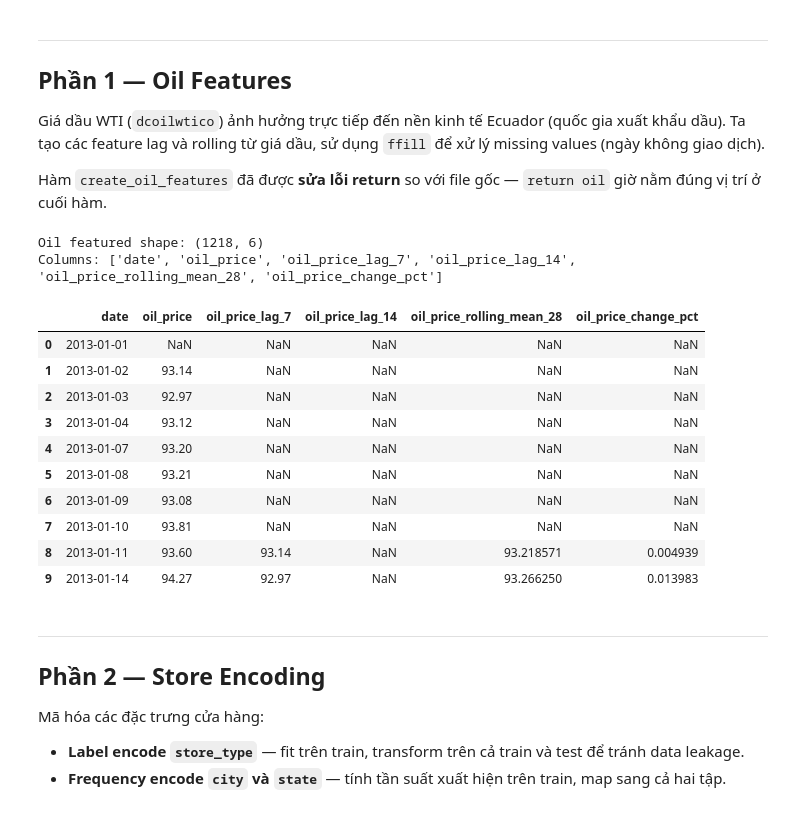
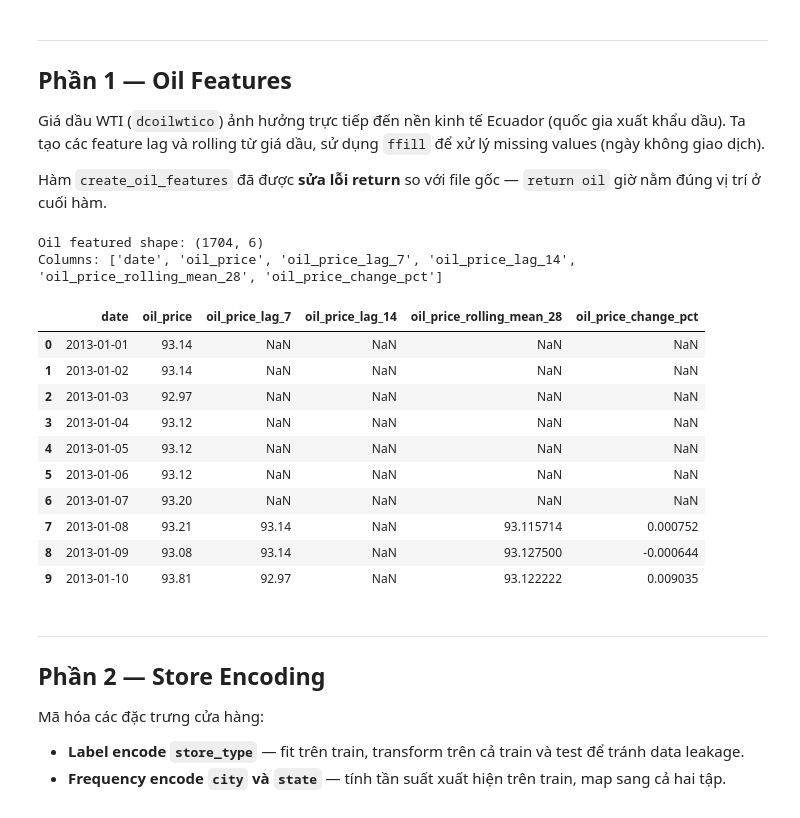
Before and after one commit to Thanh-dev-192006/Topic_13_Retail_Store_Sales_Time_Series, a Jupyter notebook: notebooks/04_feature_engineering/features/feature_oil_and_store.ipynb, the cells around one changed output. Cells and saved outputs as stored; diff of their text form; code cells hidden in the pictures.

```diff
--- a/notebooks/04_feature_engineering/features/feature_oil_and_store.ipynb
+++ b/notebooks/04_feature_engineering/features/feature_oil_and_store.ipynb
@@ -79,49 +79,42 @@ Giá dầu WTI (`dcoilwtico`) ảnh hưởng trực tiếp đến nền kinh t
 Hàm `create_oil_features` đã được **sửa lỗi return** so với file gốc — `return oil` giờ nằm đúng vị trí ở cuối hàm.
 # %%
 def create_oil_features(oil_df):
-    oil = oil_df.copy()
+    oil = oil_df.copy().rename(columns={"dcoilwtico":"oil_price"})
     oil["date"] = pd.to_datetime(oil["date"])
-    oil = oil.sort_values("date").rename(columns={"dcoilwtico": "oil_price"})
+    oil = oil[["date","oil_price"]].sort_values("date").reset_index(drop=True)
 
-    # Safe missing handling (no future info)
+    full_date_range = pd.DataFrame({"date": pd.date_range(start=oil["date"].min(), end=oil["date"].max(), freq="D")})
+    oil = full_date_range.merge(oil, on="date", how="left")
+
     oil["oil_price"] = oil["oil_price"].ffill()
+    oil["oil_price"] = oil["oil_price"].bfill()
 
-    # Lag features (historical only)
-    oil["oil_price_lag_7"] = oil["oil_price"].shift(7)
+    oil["oil_price_lag_7"]  = oil["oil_price"].shift(7)
     oil["oil_price_lag_14"] = oil["oil_price"].shift(14)
-
-    # Rolling trend (shift first to avoid leakage)
-    oil["oil_price_rolling_mean_28"] = (
-        oil["oil_price"].shift(1).rolling(28, min_periods=7).mean()
-    )
-
-    # Weekly shock
-    oil["oil_price_change_pct"] = (
-        oil["oil_price"] / oil["oil_price_lag_7"] - 1
-    )
+    oil["oil_price_rolling_mean_28"] = oil["oil_price"].shift(1).rolling(28, min_periods=7).mean()
+    oil["oil_price_change_pct"] = oil["oil_price"].pct_change(periods=7)
 
     return oil
-
 
 # Test the function
 oil_featured = create_oil_features(df_oil)
 print(f'Oil featured shape: {oil_featured.shape}')
 print(f'Columns: {oil_featured.columns.tolist()}')
 oil_featured.head(10)
 # %% [output]
-Oil featured shape: (1218, 6)
+Oil featured shape: (1704, 6)
 Columns: ['date', 'oil_price', 'oil_price_lag_7', 'oil_price_lag_14', 'oil_price_rolling_mean_28', 'oil_price_change_pct']
 |  | date | oil_price | oil_price_lag_7 | oil_price_lag_14 | oil_price_rolling_mean_28 | oil_price_change_pct |
-| 0 | 2013-01-01 | NaN | NaN | NaN | NaN | NaN |
+| 0 | 2013-01-01 | 93.14 | NaN | NaN | NaN | NaN |
 | 1 | 2013-01-02 | 93.14 | NaN | NaN | NaN | NaN |
 | 2 | 2013-01-03 | 92.97 | NaN | NaN | NaN | NaN |
 | 3 | 2013-01-04 | 93.12 | NaN | NaN | NaN | NaN |
-| 4 | 2013-01-07 | 93.20 | NaN | NaN | NaN | NaN |
-| 5 | 2013-01-08 | 93.21 | NaN | NaN | NaN | NaN |
-| 6 | 2013-01-09 | 93.08 | NaN | NaN | NaN | NaN |
-| 7 | 2013-01-10 | 93.81 | NaN | NaN | NaN | NaN |
-| 8 | 2013-01-11 | 93.60 | 93.14 | NaN | 93.218571 | 0.004939 |
-| 9 | 2013-01-14 | 94.27 | 92.97 | NaN | 93.266250 | 0.013983 |
+| 4 | 2013-01-05 | 93.12 | NaN | NaN | NaN | NaN |
+| 5 | 2013-01-06 | 93.12 | NaN | NaN | NaN | NaN |
+| 6 | 2013-01-07 | 93.20 | NaN | NaN | NaN | NaN |
+| 7 | 2013-01-08 | 93.21 | 93.14 | NaN | 93.115714 | 0.000752 |
+| 8 | 2013-01-09 | 93.08 | 93.14 | NaN | 93.127500 | -0.000644 |
+| 9 | 2013-01-10 | 93.81 | 92.97 | NaN | 93.122222 | 0.009035 |
 # %% [markdown]
 ---
 ## Phần 2 — Store Encoding
```
Also changed, not shown: parts of 2 cells of this notebook, 3 other files.
